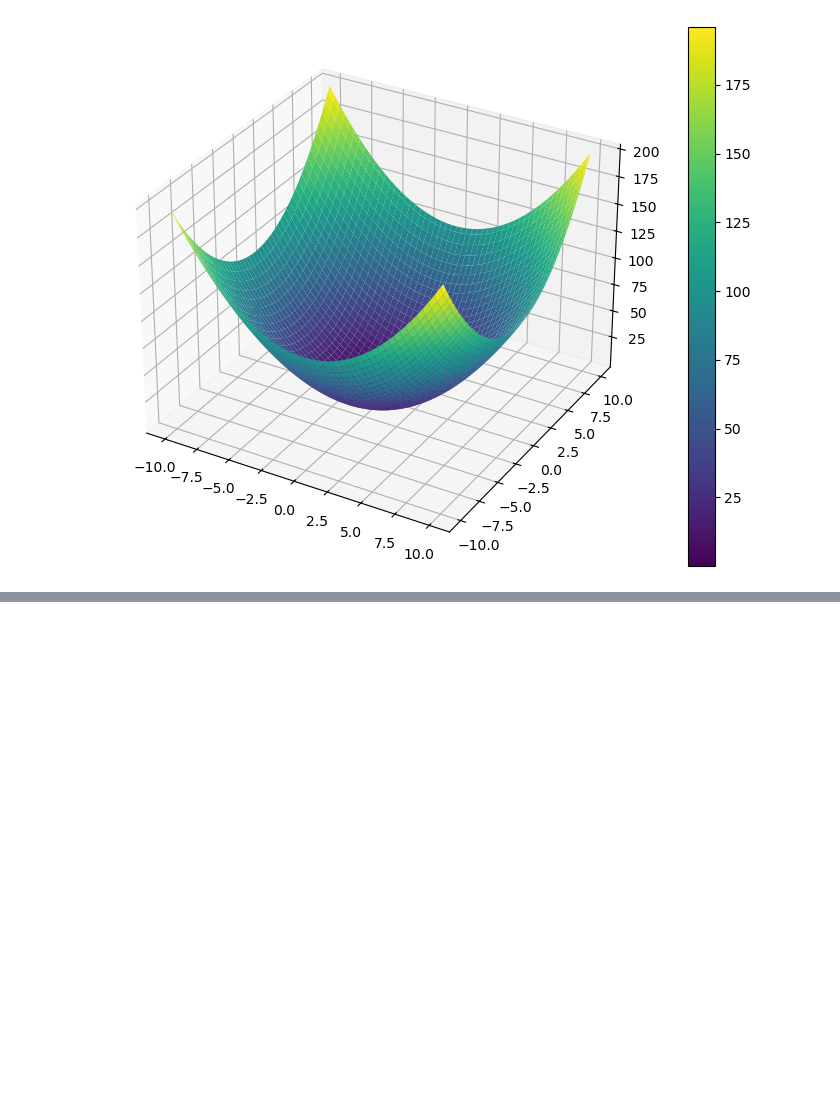
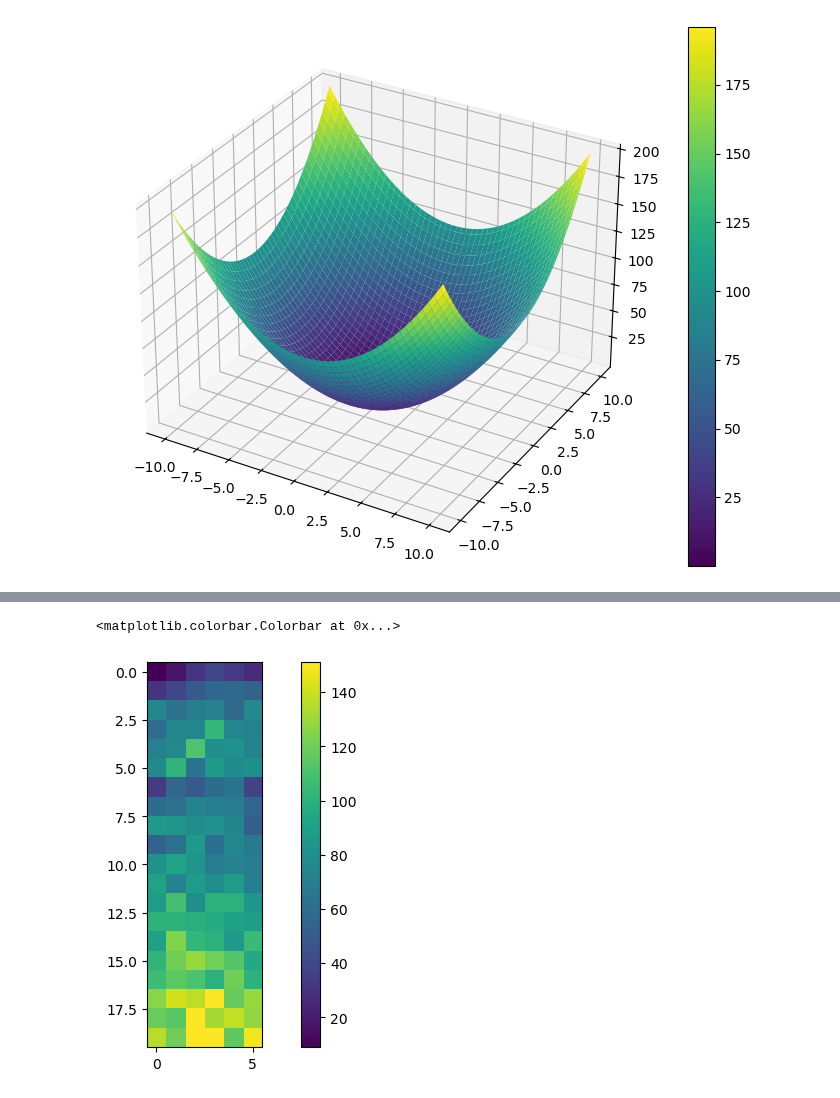
Before and after one commit to PK215012001/JupyterNotebooks, a Jupyter notebook: Matplotlib/Matplotlib_2.ipynb, the cells around one changed output, grey strips where cells are left out. Cells and saved outputs as stored; diff of their text form; code cells hidden in the pictures; blank space fills up the shorter version.

```diff
--- a/Matplotlib/Matplotlib_2.ipynb
+++ b/Matplotlib/Matplotlib_2.ipynb
@@ -179,0 +206,4 @@ fig.colorbar(p)
+# %%
+# plotting total no.of sixes in each over for each ball in ipl
+deliveries = pd.read_csv('IPL_Ball_by_Ball_2008_2022.csv')
+deliveries
@@ -179,0 +224,6 @@ fig.colorbar(p)
+# %%
+sixes = deliveries[
+                    (deliveries['ballnumber'].isin([1, 2, 3, 4, 5, 6])) &
+                    (deliveries['batsman_run'] == 6)
+]
+sixes
@@ -179,0 +244,10 @@ fig.colorbar(p)
+# %%
+grid = sixes.pivot_table(index = 'overs', columns = 'ballnumber', values = 'batsman_run', aggfunc = 'count')
+# %%
+# for heatmap
+plt.figure(figsize = (10, 5))
+plt.imshow(grid)
+plt.colorbar()
+# %% [output]
+<matplotlib.colorbar.Colorbar at 0x...>
+[figure, added]
```
Also changed, not shown: parts of 20 cells of this notebook.
